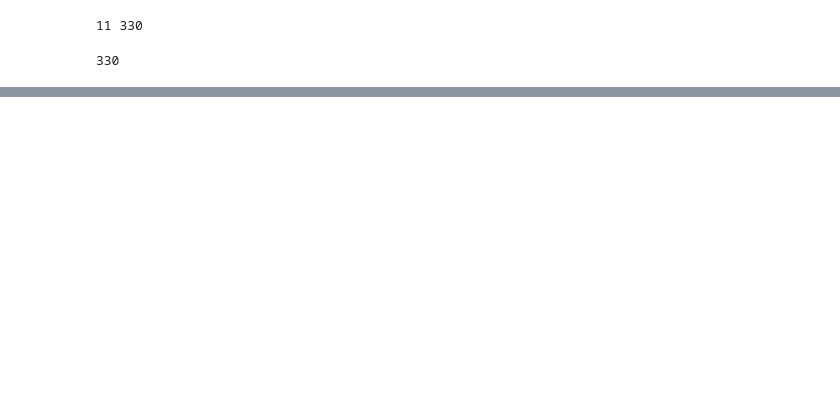
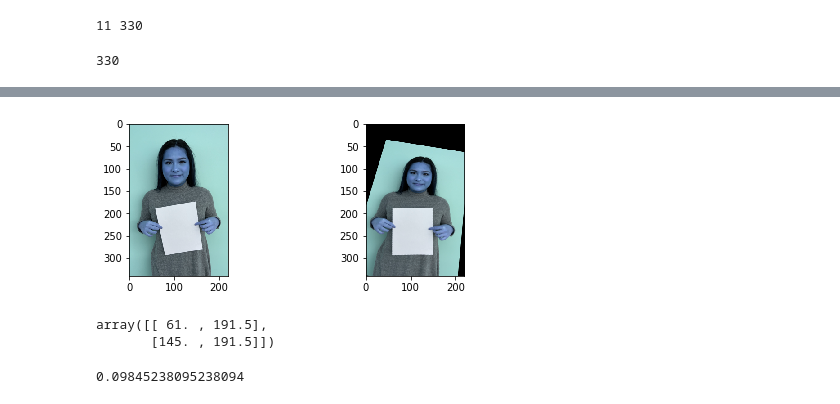
Before and after one commit to ketanio/image-issues, a Jupyter notebook: notebooks/detect_paper.ipynb, the cells around one changed output, grey strips where cells are left out. Saved outputs shown, nothing was run; the diff lists cells and outputs as text; code cells hidden in the pictures; blank space fills up the shorter version.

Commit message:
added homography transformation

```diff
--- a/notebooks/detect_paper.ipynb
+++ b/notebooks/detect_paper.ipynb
@@ -209,0 +203,45 @@ plt.show()
+# %%
+def find_coordinates(pts_src):
+    pts_dst = np.zeros([4,2])
+
+    w = pts_src[1,0] - pts_src[0,0]
+    h = pts_src[3,1] - pts_src[0,1]
+
+    pts_dst[0,0] = pts_src[0,0]
+    pts_dst[0,1] = pts_src[0,1]
+
+    pts_dst[1,0] = pts_src[0,0] + w
+    pts_dst[1,1] = pts_src[0,1]
+
+    pts_dst[2,0] = pts_src[0,0] + w
+    pts_dst[2,1] = pts_src[0,1] + h
+
+    pts_dst[3,0] = pts_src[0,0]
+    pts_dst[3,1] = pts_src[0,1] + h
+
+    return pts_dst
+
+pts_src = np.hstack((best_rectangle[0][np.newaxis].T, best_rectangle[1][np.newaxis].T))
+pts_dst = find_coordinates(pts_src)
+# %%
+# Read source image.
+im_src = deepcopy(r_img_crop)
+
+# Read destination image.
+im_dst = deepcopy(r_img_crop)
+# Calculate Homography
+h, status = cv2.findHomography(pts_src, pts_dst)
+
+# Warp source image to destination based on homography
+im_out = cv2.warpPerspective(im_src, h, (im_dst.shape[1],im_dst.shape[0]))
+
+# Display images
+plt.subplot(131), plt.imshow(im_src)
+plt.subplot(133), plt.imshow(im_out)
+plt.show()
+
+pts_dst[0:2]
+# %% [output]
+[figure, added]
+array([[ 61. , 191.5],
+       [145. , 191.5]])
@@ -209,0 +252,4 @@ plt.show()
+# %%
+pixel_width_inches
+# %% [output]
+0.09845238095238094
```
Also changed, not shown: parts of 13 cells of this notebook.
